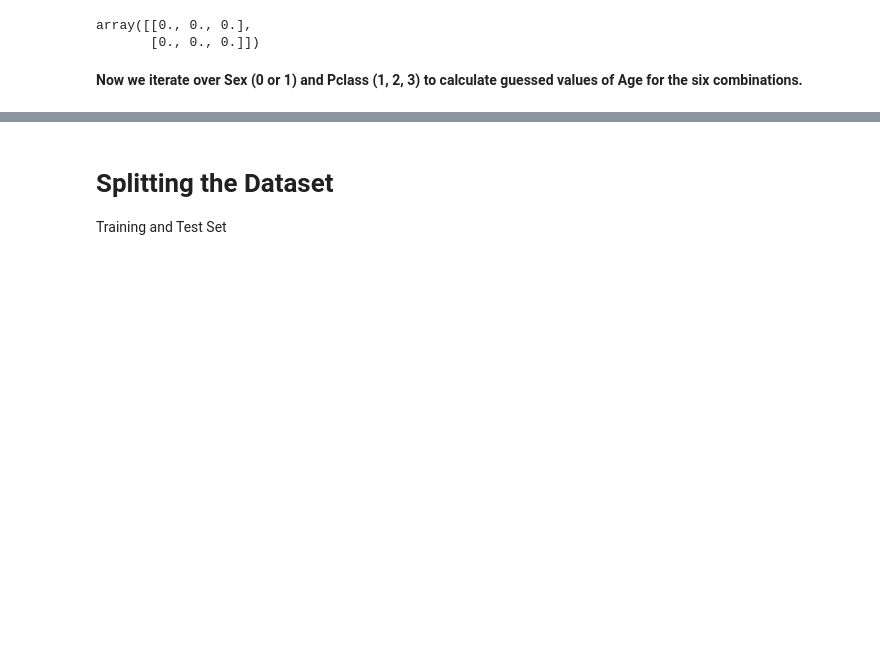
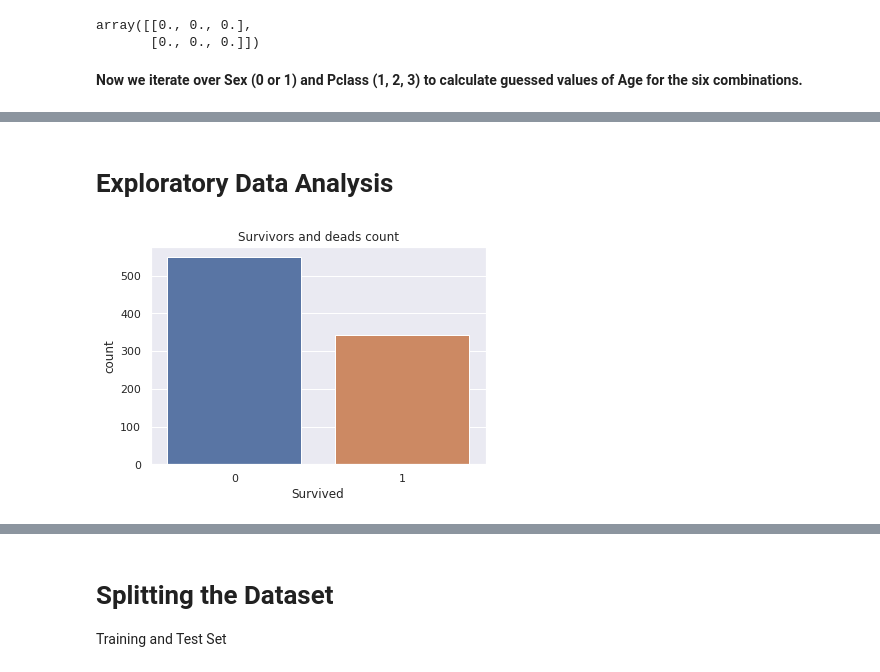
Before and after one commit to PROxZIMA/Academic-Codes, a Jupyter notebook: Semester 7/LP3/ML/B8/B8.ipynb, the cells around one changed output, grey strips where cells are left out. Cells and saved outputs as stored; diff of their text form; code cells hidden in the pictures; blank space fills up the shorter version.

```diff
--- a/Semester 7/LP3/ML/B8/B8.ipynb
+++ b/Semester 7/LP3/ML/B8/B8.ipynb
@@ -114,0 +152,17 @@ test['Fare'] = test.Fare.fillna(test.Fare.dropna().mean())
+# %%
+## Defining a function which reassigns the cabin according to the fare. After that, it is
+## applied to the dataframe to fill all the cabin column's missing value.
+def reasign_cabin_tr(cabin_fare):
+
+    cabin = cabin_fare[0]
+    fare = cabin_fare[1]
+
+    if cabin == 'X':
+        df_tr_copy = df_tr.copy()
+        df_tr_copy['Fare'] = abs(df_tr_copy['Fare']-pd.Series([fare]*len(df_tr_copy)))
+        minimum = df_tr_copy['Fare'].min()
+        return list(df_tr_copy[df_tr_copy['Fare'] == minimum].Cabin)[0]
+    return cabin
+
+train['Cabin'] = train[['Cabin', 'Fare']].apply(reasign_cabin_tr, axis=1)
+train['Cabin'] = train.Cabin.astype("category").cat.codes
@@ -169,0 +274,6 @@ train.describe()
+# %% [markdown]
+# **Exploratory Data Analysis**
+# %%
+g = sns.countplot(x=train['Survived']).set_title('Survivors and deads count')
+# %% [output]
+[figure, added]
```
Also changed, not shown: parts of 50 cells of this notebook, 2 other files.
